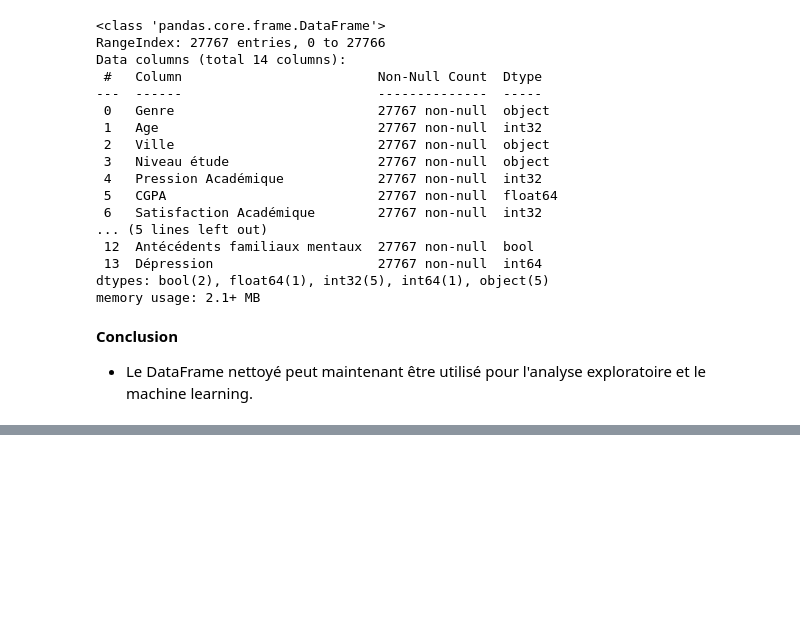
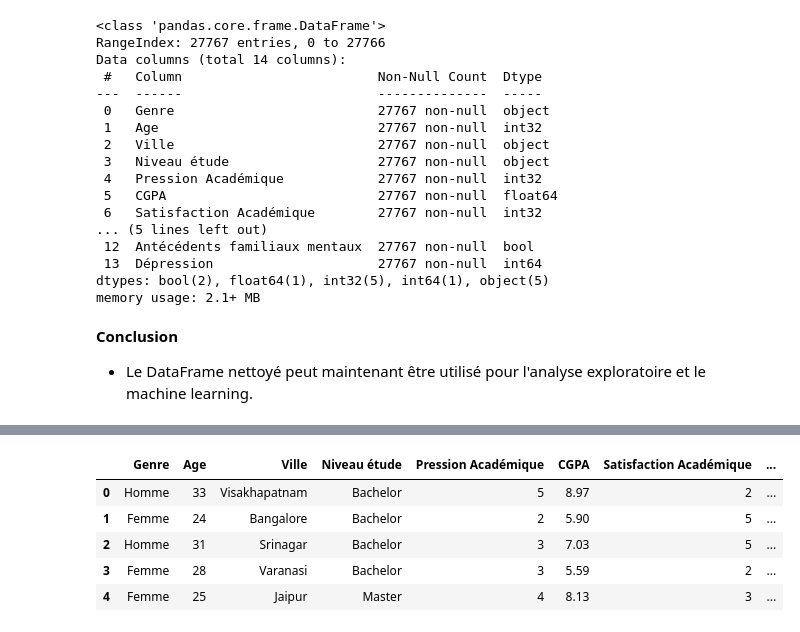
Before and after one commit to Garvoz/CampusCARE, a Jupyter notebook: notebook/nettoyage_v2.ipynb, the cells around one changed output, grey strips where cells are left out. Saved outputs shown, nothing was run; the diff lists cells and outputs as text; code cells hidden in the pictures; blank space fills up the shorter version.

```diff
--- a/notebook/nettoyage_v2.ipynb
+++ b/notebook/nettoyage_v2.ipynb
@@ -375,0 +378,3 @@ df.to_csv('../donnees/nettoyees/student_depression_dataset_nettoyees.csv', index
+# %%
+# import du df_ville
+df_ville = pd.read_csv("../donnees/nettoyees/coordonnees_ville_inde.csv")
@@ -375,0 +390,12 @@ df.to_csv('../donnees/nettoyees/student_depression_dataset_nettoyees.csv', index
+# %%
+# Merger les datasets sur la colonne 'Ville'
+df_kpi = pd.merge(df, df_ville, how='left', left_on='Ville', right_on='Ville')
+# %%
+df_kpi.head()
+# %% [output]
+|  | Genre | Age | Ville | Niveau étude | Pression Académique | CGPA | Satisfaction Académique | ... |
+| 0 | Homme | 33 | Visakhapatnam | Bachelor | 5 | 8.97 | 2 | ... |
+| 1 | Femme | 24 | Bangalore | Bachelor | 2 | 5.90 | 5 | ... |
+| 2 | Homme | 31 | Srinagar | Bachelor | 3 | 7.03 | 5 | ... |
+| 3 | Femme | 28 | Varanasi | Bachelor | 3 | 5.59 | 2 | ... |
+| 4 | Femme | 25 | Jaipur | Master | 4 | 8.13 | 3 | ... |
```
Also changed, not shown: parts of 5 cells of this notebook, 1 other file.
